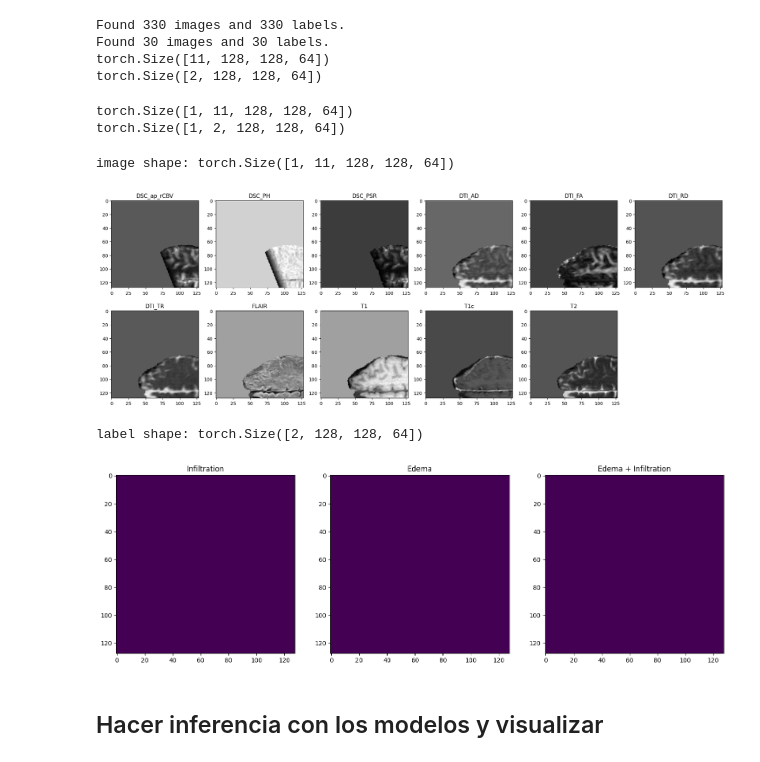
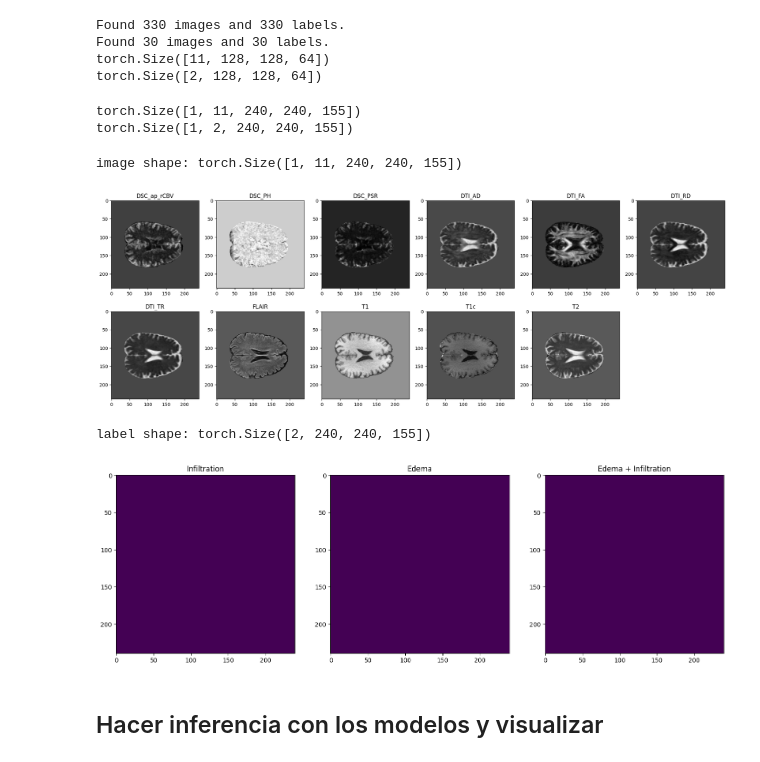
Before and after one commit to GBM-images-research/Swin_transformer_UPennGBM, a Jupyter notebook: ver_transformaciones.ipynb, the cells around one changed output. Drawn from its saved outputs; the diff is of its cells as text; code cells hidden in the pictures.

Commit message:
workers 8

```diff
--- a/ver_transformaciones.ipynb
+++ b/ver_transformaciones.ipynb
@@ -247,7 +247,7 @@ dataset_path='./Dataset/Dataset_331_30_casos/'
 #dataset_path='./Dataset/Dataset_10_1_casos'
 
 train_set=CustomDataset(dataset_path, section="train",transform=train_transform) # t_transform
-train_loader = DataLoader(train_set, batch_size=1, shuffle=True, num_workers=1)
+train_loader = DataLoader(train_set, batch_size=1, shuffle=True, num_workers=4)
 
 # im_t=train_set[35]
 # print(im_t['image'].shape)
@@ -255,7 +255,7 @@ train_loader = DataLoader(train_set, batch_size=1, shuffle=True, num_workers=1)
 
 
 val_set=CustomDataset(dataset_path, section="valid", transform=val_transform) # v_transform
-val_loader = DataLoader(val_set, batch_size=1, shuffle=False, num_workers=1)
+val_loader = DataLoader(val_set, batch_size=1, shuffle=False, num_workers=4)
 
 im_v=train_set[321]
 print(im_v['image'].shape)
@@ -266,51 +266,51 @@ Found 30 images and 30 labels.
 torch.Size([11, 128, 128, 64])
 torch.Size([2, 128, 128, 64])
 # %%
-for idx, batch_data in enumerate(train_loader):
-    if idx == 1:  # Cambia 0 al índice del batch deseado
+for idx, batch_data in enumerate(val_loader):
+    if idx == 0:  # Cambia 0 al índice del batch deseado
         val_data_example=batch_data
         data, target = batch_data["image"], batch_data["label"]
         print(data.shape)
         print(target.shape)
         break
 # %% [output]
-torch.Size([1, 11, 128, 128, 64])
-torch.Size([1, 2, 128, 128, 64])
+torch.Size([1, 11, 240, 240, 155])
+torch.Size([1, 2, 240, 240, 155])
 # %%
 # pick one image from DecathlonDataset to visualize and check the 4 channels
 # N_ROI -> hatsa 0.5cm alrededor del TC
 # F_ROI -> entre 1 y 4 cm alrededor del TC
 nombres=["DSC_ap_rCBV","DSC_PH", "DSC_PSR", "DTI_AD", "DTI_FA", "DTI_RD", "DTI_TR", "FLAIR", "T1", "T1c", "T2",]
 #val_data_example = train_set[60]
-sl=32 #70 32
+sl=90 #70 32
 print(f"image shape: {val_data_example['image'].shape}")
 plt.figure("image", (24, 8))
 for i in range(11):
     plt.subplot(2, 6, i + 1)
     plt.title(nombres[i])
     plt.imshow(val_data_example["image"][0][i, :, :, sl].cpu(), cmap="gray") # .detach()
 plt.show()
 # also visualize the 3 channels label corresponding to this image
 print(f"label shape: {val_data_example['label'][0].shape}")
 plt.figure("label", (18, 6))
 # my_title=['N_ROI (0-5mm)', 'F_ROI (+10mm)', 'N_ROI + F_ROI']
 my_title=['Infiltration', 'Edema', 'Edema + Infiltration']
 for i in range(3):
     plt.subplot(1, 3, i + 1)
     plt.title(f"{my_title[i]}")
     if i<2:
         plt.imshow(val_data_example["label"][0][i, :, :, sl].cpu()) # .detach()
     else:
         #plt.imshow(val_data_example["label"][i, :, :, sl].detach().cpu())
         im_show=torch.from_numpy(np.logical_or(val_data_example["label"][0][0, :, :, sl], val_data_example["label"][0][1, :, :, sl])) # torch.from_numpy
         plt.imshow((im_show).cpu()) # .detach()
 
 plt.show()
 # %% [output]
-image shape: torch.Size([1, 11, 128, 128, 64])
+image shape: torch.Size([1, 11, 240, 240, 155])
-[figure, old version]
+[figure, new version]
-label shape: torch.Size([2, 128, 128, 64])
+label shape: torch.Size([2, 240, 240, 155])
-[figure, old version]
+[figure, new version]
 # %% [markdown]
 ## Hacer inferencia con los modelos y visualizar
 # %%
```
Also changed, not shown: 1 other file.
